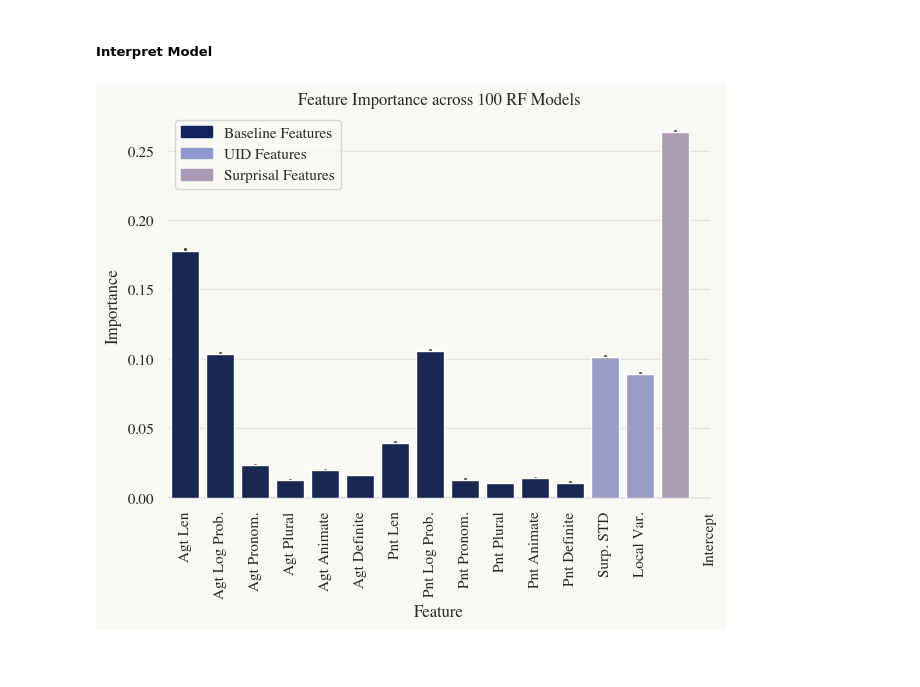
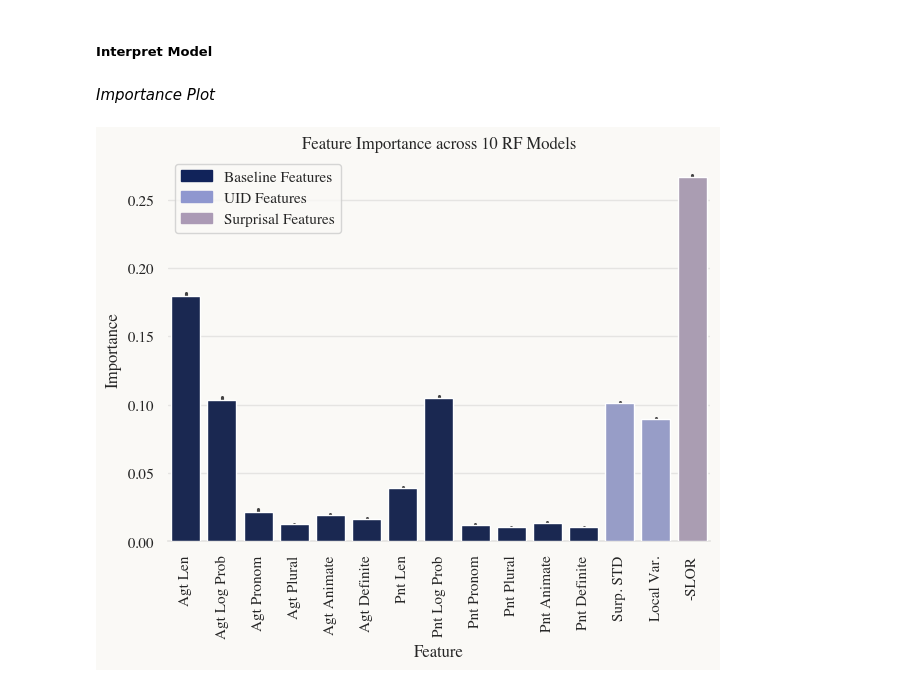
Before and after one commit to NolanChai/active-passive-alternations, a Jupyter notebook: notebooks/model_experiments.ipynb, the cells around one changed output. Saved outputs shown, nothing was run; the diff lists cells and outputs as text; code cells hidden in the pictures; blank space fills up the shorter version.

```diff
--- a/notebooks/model_experiments.ipynb
+++ b/notebooks/model_experiments.ipynb
@@ -355,14 +401,14 @@ for name in ['agent', 'patient']:
 
 ling_features_formatted = [
         "Agt Len",
-        "Agt Log Prob.",
-        "Agt Pronom.",
+        "Agt Log Prob",
+        "Agt Pronom",
         "Agt Plural",
         "Agt Animate",
         "Agt Definite",
         "Pnt Len",
-        "Pnt Log Prob.",
-        "Pnt Pronom.",
+        "Pnt Log Prob",
+        "Pnt Pronom",
         "Pnt Plural",
         "Pnt Animate",
         "Pnt Definite",
@@ -404,7 +450,8 @@ format_map.update(dict(zip(
         surp_features, surp_features_formatted
 )))
 
-# Feature cmap
+# Colormaps
+## Feature cmap
 feature_cmap = {'const': "#3D3B40"}
 ling_color = "#11235A"
 uid_color = "#8f97cf"
@@ -423,6 +470,19 @@ feature_legend_cmap = {
     "UID Features": uid_color,
     "Surprisal Features": surp_color
 }
+
+## Passive cmap
+passive_cmap = {
+    True: "tomato",
+    False: "steelblue",
+    "Both": "#FFF8DE",
+}
+passive_cmap.update({
+        "Passive": passive_cmap[True],
+        "Active": passive_cmap[False],
+        "P to A": passive_cmap[True],
+        "A to P": passive_cmap[False],
+})
 # %% [markdown]
 #### Data setup
 # %%
@@ -519,7 +579,7 @@ agg_map = dict(zip(uid_features + surp_features, [get_diff] * len(uid_features +
 agg_map.update(dict(zip(ling_features, [pass_through] * len(ling_features))))
 agg_map.update({
     'conversion': lambda s: 'A to P' if 'A to P' in s.unique() else 'P to A',
-    # 'passive': lambda s: s.iloc[0]
+    # 'passive': lambda s: s.iloc[0],
 })
 pw_diffs = (cf_comparison
             .sort_values(by='passive', ascending=False) # Always Active - Passive
@@ -528,7 +588,7 @@ pw_diffs = (cf_comparison
             .aggregate(
                 agg_map
                 )
-            .reset_index(drop=True))
+            .reset_index())
 pw_diffs = pw_diffs[pw_diffs['surp_slor'] != 0]
 pw_diffs['passive'] = pw_diffs['conversion'] == 'P to A'
 pw_diffs = pw_diffs.reset_index(drop=True)
@@ -632,0 +697,5 @@ ROC-AUC: 0.94
+# %%
+# sklearn model
+logreg_skl = LogisticRegression()
+logreg_skl.fit(X_train, y_train)
+evaluate_model(logreg_skl, X_test, y_test);
@@ -756,7 +942,7 @@ dict(zip(feature_order, pos_neg))
 # %% [markdown]
 #### Random Forest Model
 # %%
-n_trials = 100
+n_trials = 10
 results = {
     'Feature': [],
     'Importance': []
@@ -770,20 +978,23 @@ results = pd.DataFrame(results)
 # %% [markdown]
 ##### Interpret Model
+# %% [markdown]
+*Importance Plot*
 # %%
 fig, ax = plt.subplots(figsize=(7, 5))
 sns.barplot(results[results['Feature'] != 'const'], x='Feature', y='Importance',
             errorbar=('ci', 95),
             hue='Feature', palette=feature_cmap,
             zorder=20)
 ticks = list(X.columns)
+ticks.remove('const')
 plt.xticks(
     ticks = ticks,
     labels = [format_map[tick] for tick in ticks],
     rotation=90)
 plt.grid(axis='y', zorder=-1)
 for spine in ['left', 'top', 'right']:
     ax.spines[spine].set_visible(False)
 create_legend(feature_legend_cmap)
 plt.title(f"Feature Importance across {n_trials} RF Models");
 # %% [output]
-[figure, old version]
+[figure, new version]
```
Also changed, not shown: parts of 27 cells of this notebook.
